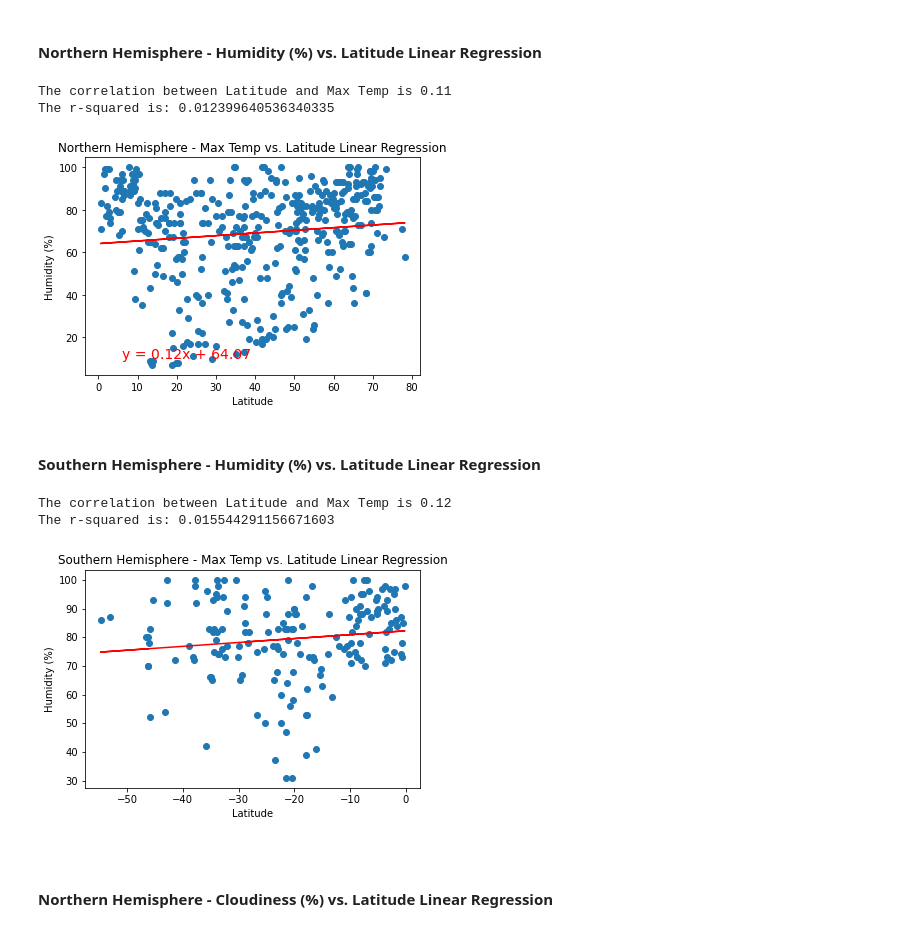
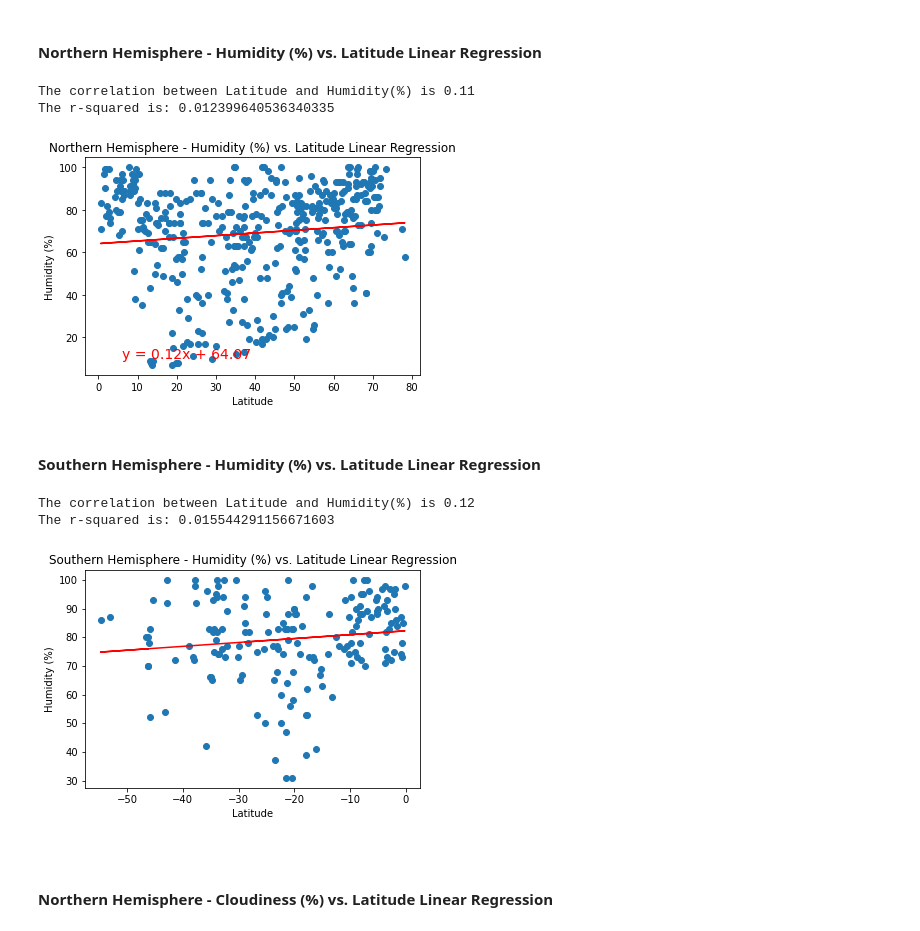
Before and after one commit to JoseH-Git/python-api-challenge, a Jupyter notebook: WeatherPy/WeatherPy.ipynb, the cells around one changed output. Saved outputs shown, nothing was run; the diff lists cells and outputs as text; code cells hidden in the pictures.

```diff
--- a/WeatherPy/WeatherPy.ipynb
+++ b/WeatherPy/WeatherPy.ipynb
@@ -365,35 +365,35 @@ The r-squared is: 0.5127301151281647
 ####  Northern Hemisphere - Humidity (%) vs. Latitude Linear Regression
 # %%
 correlation=round(st.pearsonr(northern_df["Lat"], northern_df["Humidity"])[0],2)
-print(f"The correlation between Latitude and Max Temp is {correlation}")
+print(f"The correlation between Latitude and Humidity(%) is {correlation}")
 
 x_values = northern_df["Lat"]
 y_values = northern_df["Humidity"]
 
 (slope, intercept, rvalue, pvalue, stderr) = linregress(x_values, y_values)
 regress_values = x_values * slope + intercept
 
 line_eq = "y = " + str(round(slope,2)) + "x + " + str(round(intercept,2))
 
 plt.scatter(x_values,y_values)
 plt.plot(x_values,regress_values,"r-")
 plt.annotate(line_eq,(6,10),fontsize=14,color="red")
-plt.title("Northern Hemisphere - Max Temp vs. Latitude Linear Regression")
+plt.title("Northern Hemisphere - Humidity (%) vs. Latitude Linear Regression")
 plt.xlabel("Latitude")
 plt.ylabel("Humidity (%)")
 
 print(f"The r-squared is: {rvalue**2}")
 plt.savefig("../Images/Northern Hemisphere - Humidity (%) vs. Latitude Linear Regression.png", bbox_inches = "tight")
 plt.show()
 # %% [output]
-The correlation between Latitude and Max Temp is 0.11
+The correlation between Latitude and Humidity(%) is 0.11
 The r-squared is: 0.012399640536340335
-[figure, old version]
+[figure, new version]
 # %% [markdown]
 ####  Southern Hemisphere - Humidity (%) vs. Latitude Linear Regression
 # %%
 correlation=round(st.pearsonr(southern_df["Lat"], southern_df["Humidity"])[0],2)
-print(f"The correlation between Latitude and Max Temp is {correlation}")
+print(f"The correlation between Latitude and Humidity(%) is {correlation}")
 
 x_values = southern_df["Lat"]
 y_values = southern_df["Humidity"]
@@ -406,7 +406,7 @@ line_eq = "y = " + str(round(slope,2)) + "x + " + str(round(intercept,2))
 plt.scatter(x_values,y_values)
 plt.plot(x_values,regress_values,"r-")
 plt.annotate(line_eq,(6,10),fontsize=14,color="red")
-plt.title("Southern Hemisphere - Max Temp vs. Latitude Linear Regression")
+plt.title("Southern Hemisphere - Humidity (%) vs. Latitude Linear Regression")
 plt.xlabel("Latitude")
 plt.ylabel("Humidity (%)")
 
@@ -414,8 +414,8 @@ print(f"The r-squared is: {rvalue**2}")
 plt.savefig("../Images/Southern Hemisphere - Humidity (%) vs. Latitude Linear Regression.png", bbox_inches = "tight")
 plt.show()
 # %% [output]
-The correlation between Latitude and Max Temp is 0.12
+The correlation between Latitude and Humidity(%) is 0.12
 The r-squared is: 0.015544291156671603
-[figure, old version]
+[figure, new version]
 # %% [markdown]
 ####  Northern Hemisphere - Cloudiness (%) vs. Latitude Linear Regression
```
Also changed, not shown: parts of 2 cells of this notebook, 2 other files.
